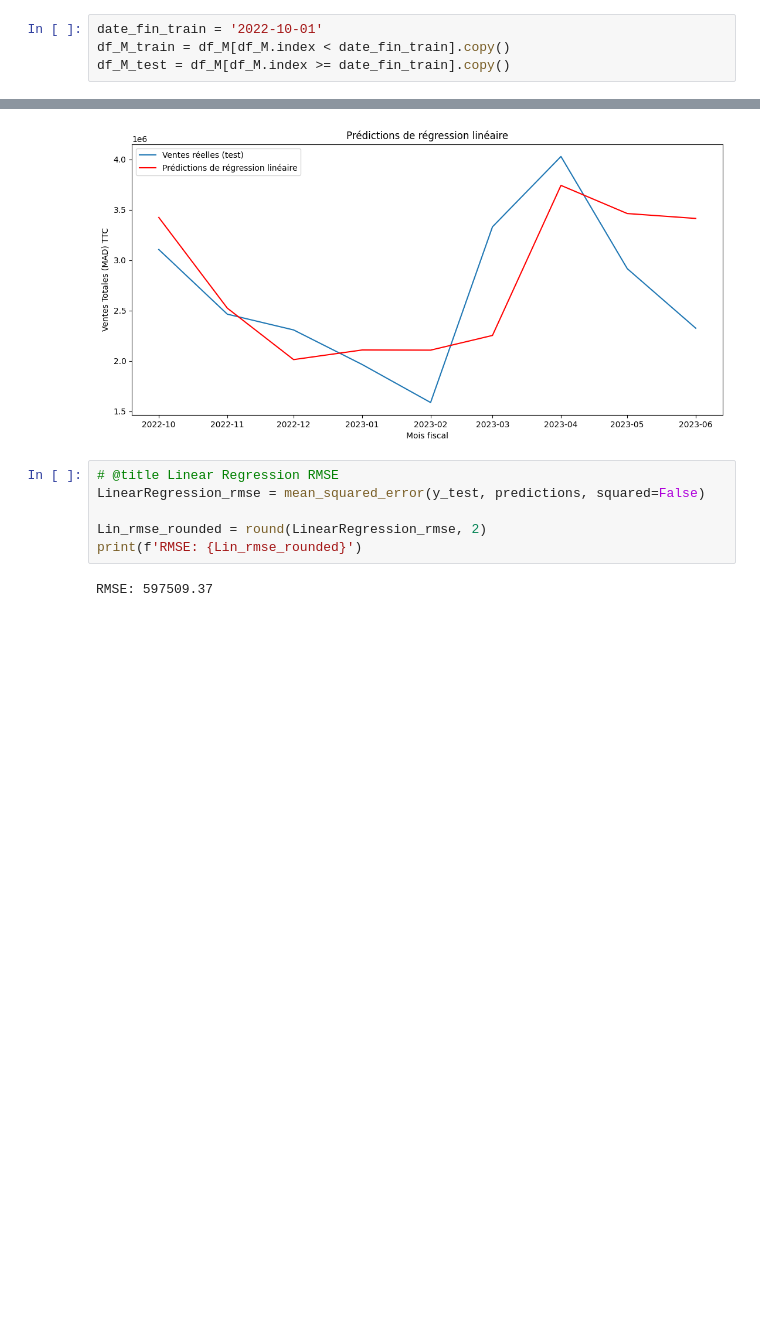
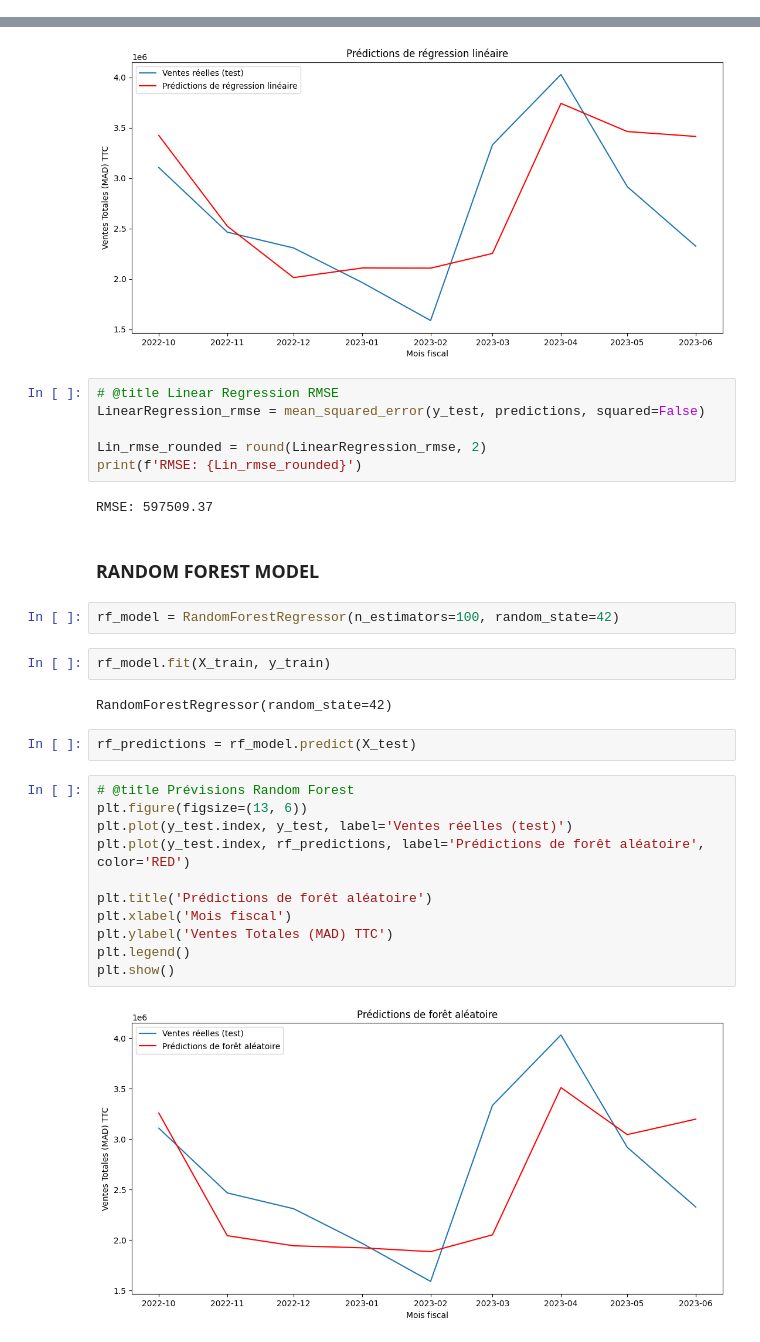
Before and after one commit to hafsaAit/MODELS, a Jupyter notebook: Models_(ARMA_ARIMA_SARIMAX_AUTO-ARIMA_PROPHET_SKTIME).ipynb, the cells around one changed output, grey strips where cells are left out. Cells and saved outputs as stored; diff of their text form; blank space fills up the shorter version.

```diff
--- a/Models_(ARMA_ARIMA_SARIMAX_AUTO-ARIMA_PROPHET_SKTIME).ipynb
+++ b/Models_(ARMA_ARIMA_SARIMAX_AUTO-ARIMA_PROPHET_SKTIME).ipynb
@@ -727,10 +745,6 @@ df_M.head()
 | 2012-05-01 | 2488741 | 1.595815e+06 | NaN | NaN | 1596384.0 | 1496055.0 | ... |
 # %%
 df_M.dropna(inplace=True)
-# %%
-date_fin_train = '2022-10-01'
-df_M_train = df_M[df_M.index < date_fin_train].copy()
-df_M_test = df_M[df_M.index >= date_fin_train].copy()
 # %%
 predict_start_date = df_M_test.index[0]
 predict_end_date = df_M_test.index[-1]
@@ -774,3 +792,26 @@ Lin_rmse_rounded = round(LinearRegression_rmse, 2)
 print(f'RMSE: {Lin_rmse_rounded}')
 # %% [output]
 RMSE: 597509.37
+# %% [markdown]
+### RANDOM FOREST MODEL
+# %%
+rf_model = RandomForestRegressor(n_estimators=100, random_state=42)
+# %%
+rf_model.fit(X_train, y_train)
+# %% [output]
+RandomForestRegressor(random_state=42)
+# %%
+rf_predictions = rf_model.predict(X_test)
+# %%
+# @title Prévisions Random Forest
+plt.figure(figsize=(13, 6))
+plt.plot(y_test.index, y_test, label='Ventes réelles (test)')
+plt.plot(y_test.index, rf_predictions, label='Prédictions de forêt aléatoire', color='RED')
+
+plt.title('Prédictions de forêt aléatoire')
+plt.xlabel('Mois fiscal')
+plt.ylabel('Ventes Totales (MAD) TTC')
+plt.legend()
+plt.show()
+# %% [output]
+[figure, added]
```
Also changed, not shown: parts of 26 cells of this notebook.
